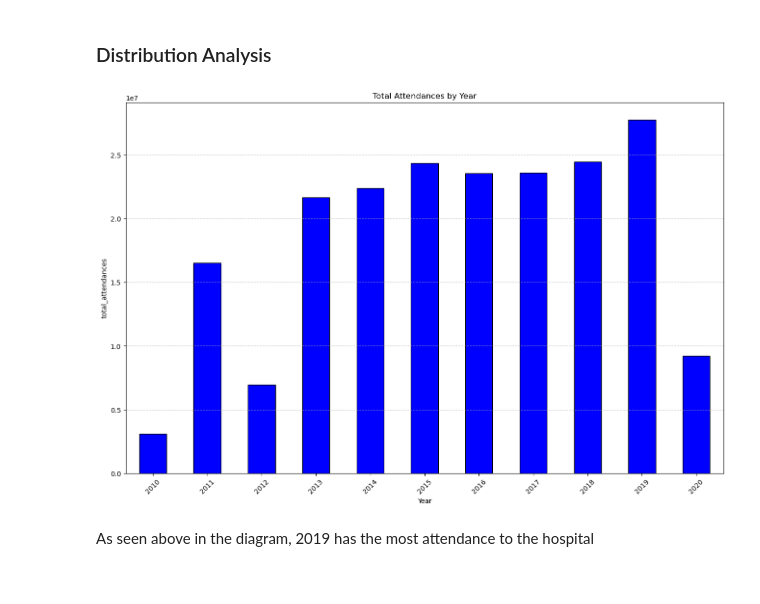
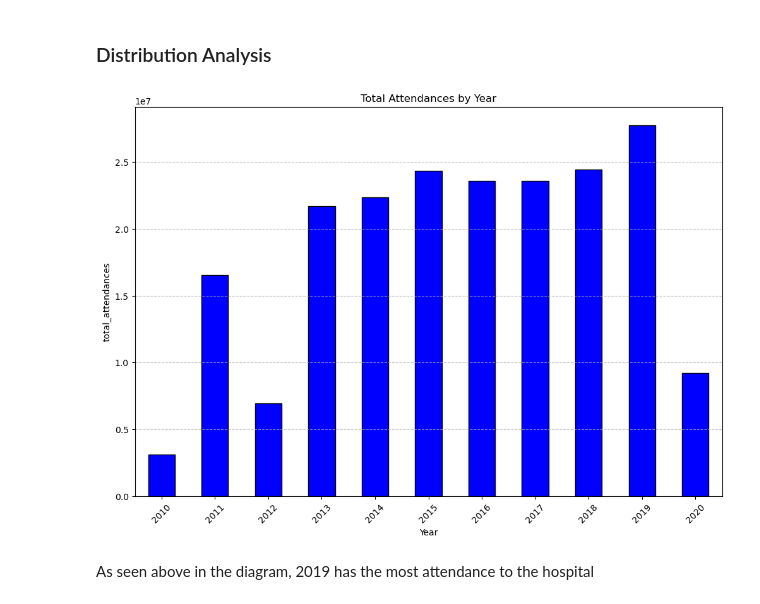
Before and after one commit to iamjaraa/NHS, a Jupyter notebook: Nhs.ipynb, the cells around one changed output. Saved outputs shown, nothing was run; the diff lists cells and outputs as text; code cells hidden in the pictures.

```diff
--- a/Nhs.ipynb
+++ b/Nhs.ipynb
@@ -281,18 +281,18 @@ nhs_data.head(5)
 # %%
 # Group by Year and sum the total attendances
 
-plt.figure(figsize=(16, 10))
+plt.figure(figsize=(12, 8))
 attendance_by_year = nhs_data.groupby('year')['total_attendances'].sum()
 
 # Create the histogram
 attendance_by_year.plot(kind='bar', color='blue', edgecolor='black')
 plt.title('Total Attendances by Year')
 plt.xlabel('Year')
 plt.ylabel('total_attendances')
 plt.xticks(rotation=45)  # Rotate x-axis labels for better readability
 plt.grid(axis='y', linestyle='--', alpha=0.7)
 plt.show()
 # %% [output]
-[figure, old version]
+[figure, new version]
 # %% [markdown]
 As seen above in the diagram, 2019 has the most attendance to the hospital
```
Also changed, not shown: parts of 1 cell of this notebook.
